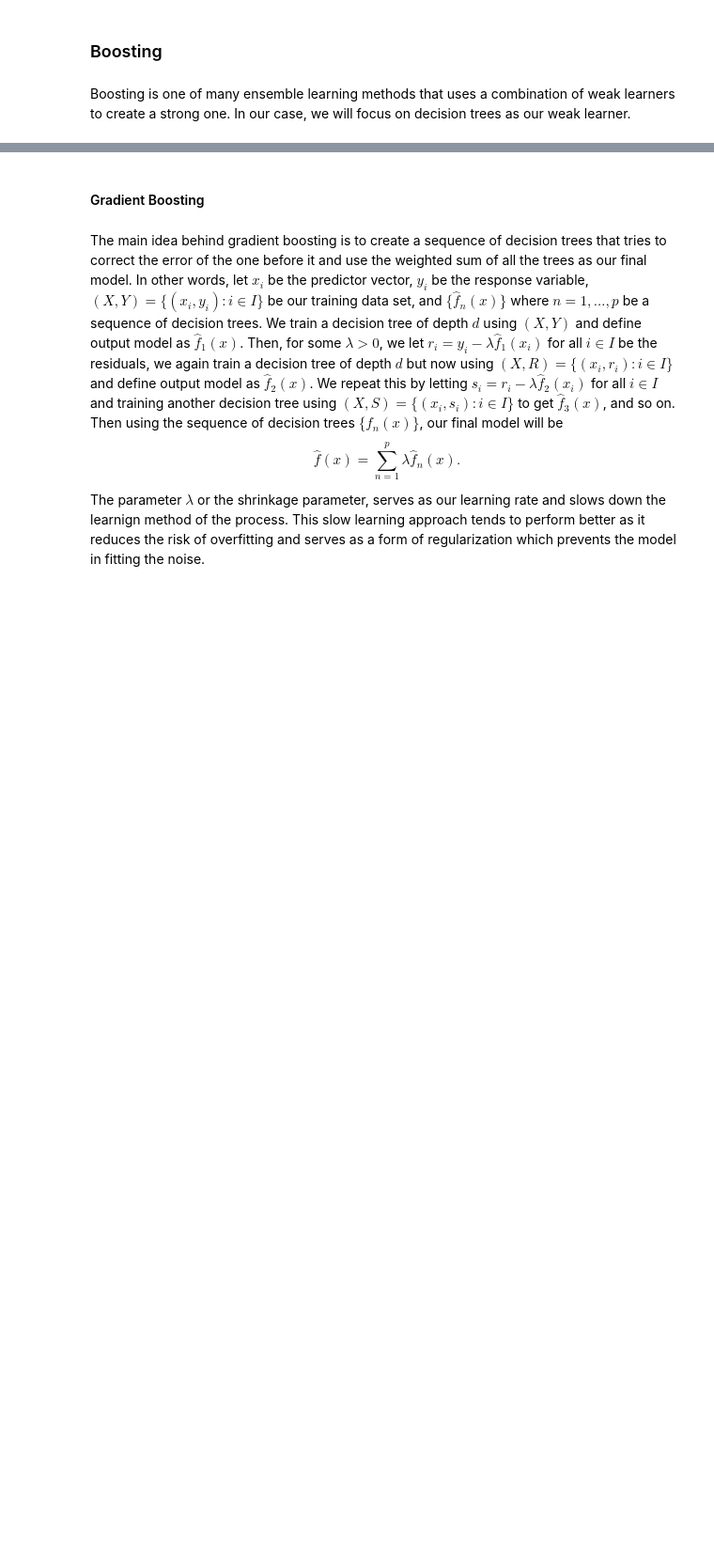
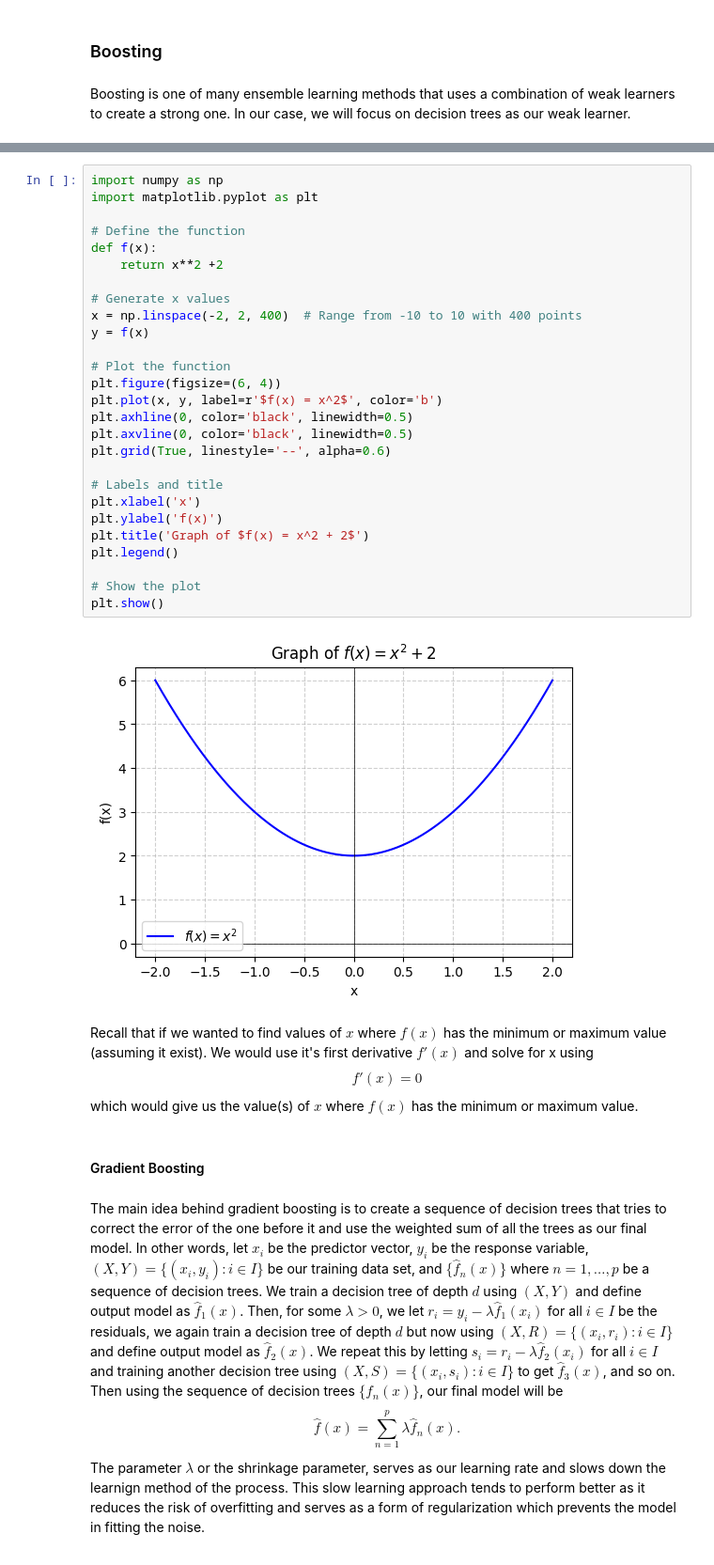
Before and after one commit to manganeseheptoxide/Undergraduate-Thesis, a Jupyter notebook: Resources/Notes.ipynb, the cells around one changed output, grey strips where cells are left out. Shown at 94% size. Saved outputs shown, nothing was run; the diff lists cells and outputs as text; blank space fills up the shorter version.

```diff
--- a/Resources/Notes.ipynb
+++ b/Resources/Notes.ipynb
@@ -487,3 +479,34 @@ Boosting is one of many ensemble learning methods that uses a combination of wea
+# %%
+import numpy as np
+import matplotlib.pyplot as plt
+
+# Define the function
+def f(x):
+    return x**2 +2
+
+# Generate x values
+x = np.linspace(-2, 2, 400)  # Range from -10 to 10 with 400 points
+y = f(x)
+
+# Plot the function
+plt.figure(figsize=(6, 4))
+plt.plot(x, y, label=r'$f(x) = x^2$', color='b')
+plt.axhline(0, color='black', linewidth=0.5)
+plt.axvline(0, color='black', linewidth=0.5)
+plt.grid(True, linestyle='--', alpha=0.6)
+
+# Labels and title
+plt.xlabel('x')
+plt.ylabel('f(x)')
+plt.title('Graph of $f(x) = x^2 + 2$')
+plt.legend()
+
+# Show the plot
+plt.show()
+# %% [output]
+[figure, added]
+# %% [markdown]
+Recall that  if we wanted to find values of $x$ where $f(x)$ has the minimum or maximum value (assuming it exist). We would use it's first derivative $f'(x)$ and solve for x using $$f'(x) = 0$$ which would give us the value(s) of $x$ where $f(x)$ has the minimum or maximum value.
 # %% [markdown]
 #### Gradient Boosting
 # %% [markdown]
```
Also changed, not shown: parts of 8 cells of this notebook.
